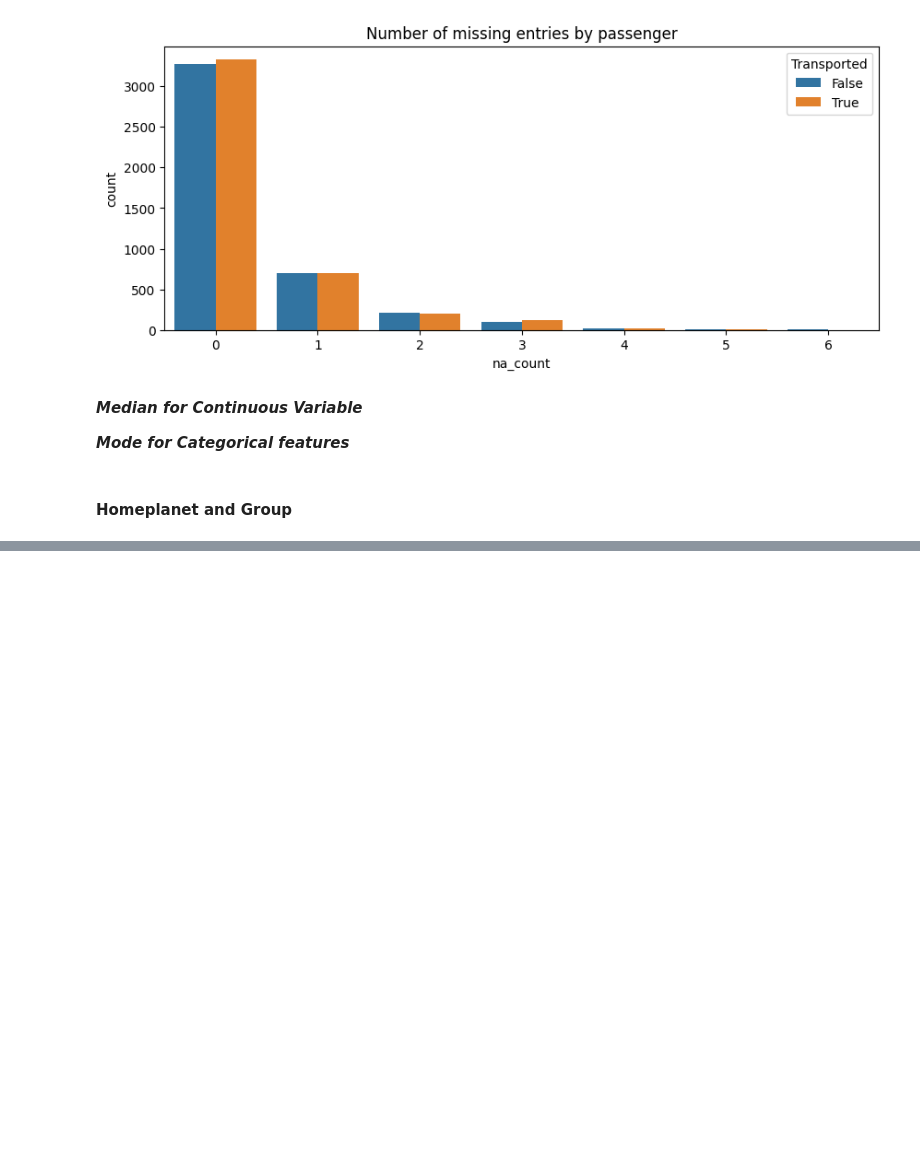
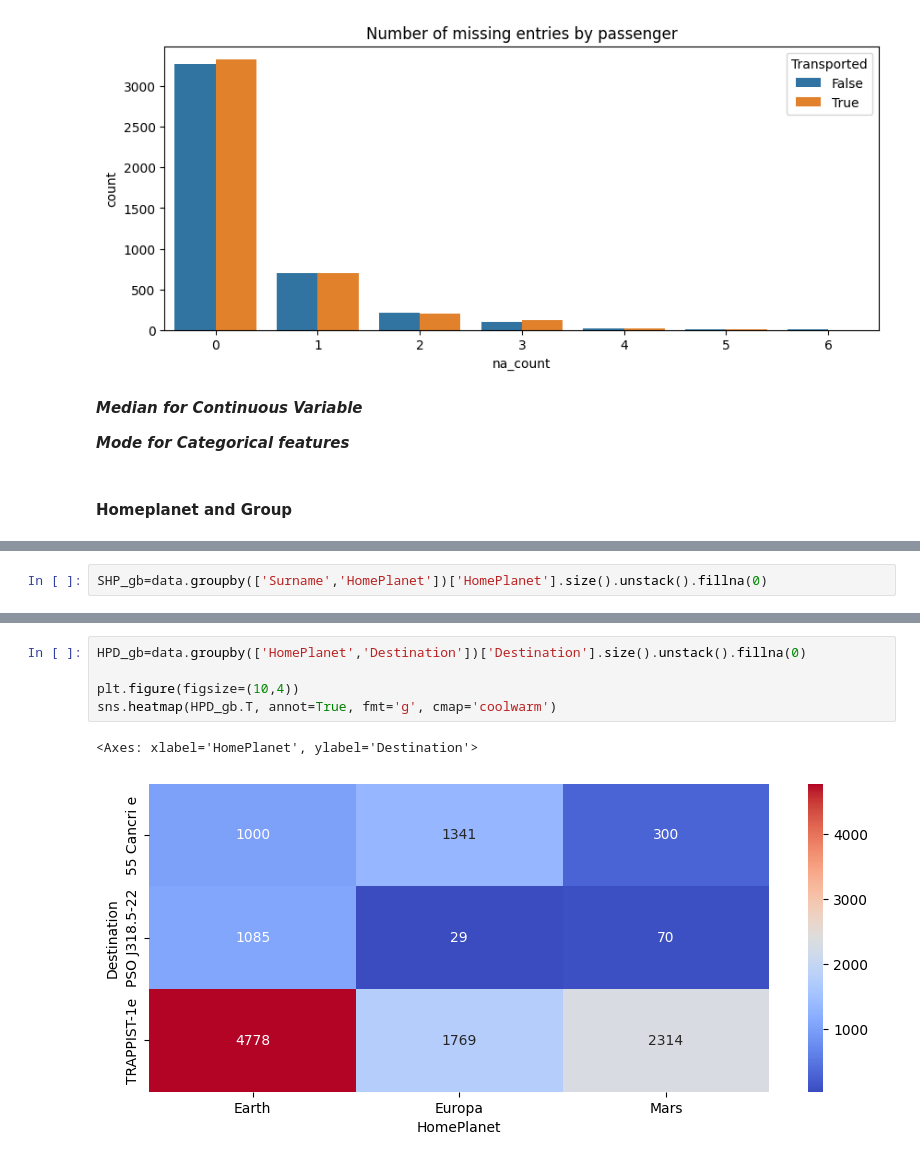
Before and after one commit to hari-2904/space-ship, a Jupyter notebook: notebooks/space-ship.ipynb, the cells around one changed output, grey strips where cells are left out. Saved outputs shown, nothing was run; the diff lists cells and outputs as text; blank space fills up the shorter version.

```diff
--- a/notebooks/space-ship.ipynb
+++ b/notebooks/space-ship.ipynb
@@ -464,0 +531,2 @@ GHP_gb.head()
+# %%
+SHP_gb=data.groupby(['Surname','HomePlanet'])['HomePlanet'].size().unstack().fillna(0)
@@ -464,0 +559,8 @@ GHP_gb.head()
+# %%
+HPD_gb=data.groupby(['HomePlanet','Destination'])['Destination'].size().unstack().fillna(0)
+
+plt.figure(figsize=(10,4))
+sns.heatmap(HPD_gb.T, annot=True, fmt='g', cmap='coolwarm')
+# %% [output]
+<Axes: xlabel='HomePlanet', ylabel='Destination'>
+[figure, added]
```
Also changed, not shown: parts of 73 cells of this notebook, 5 other files.
